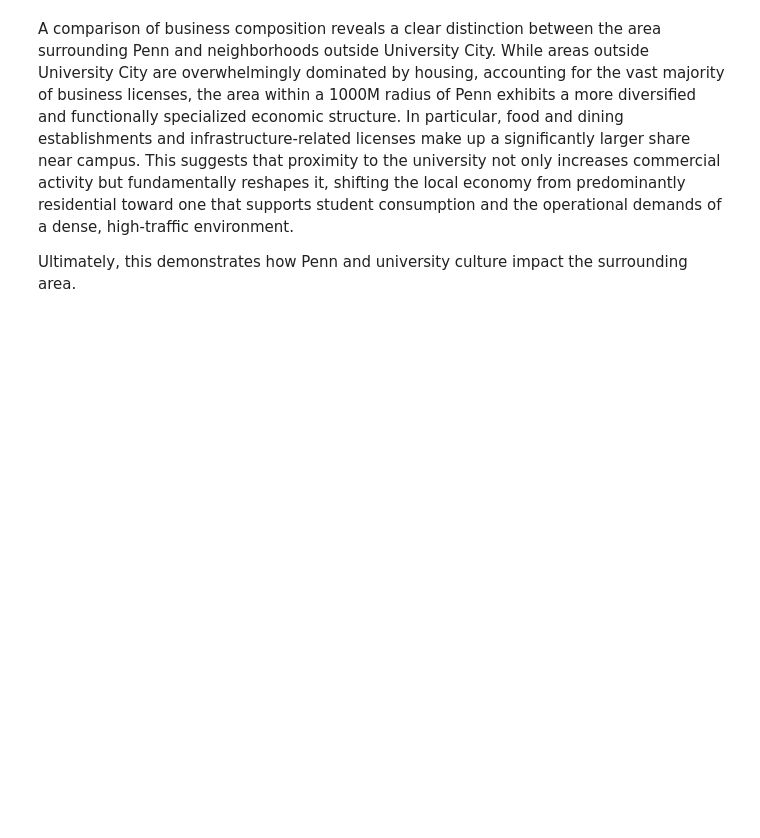
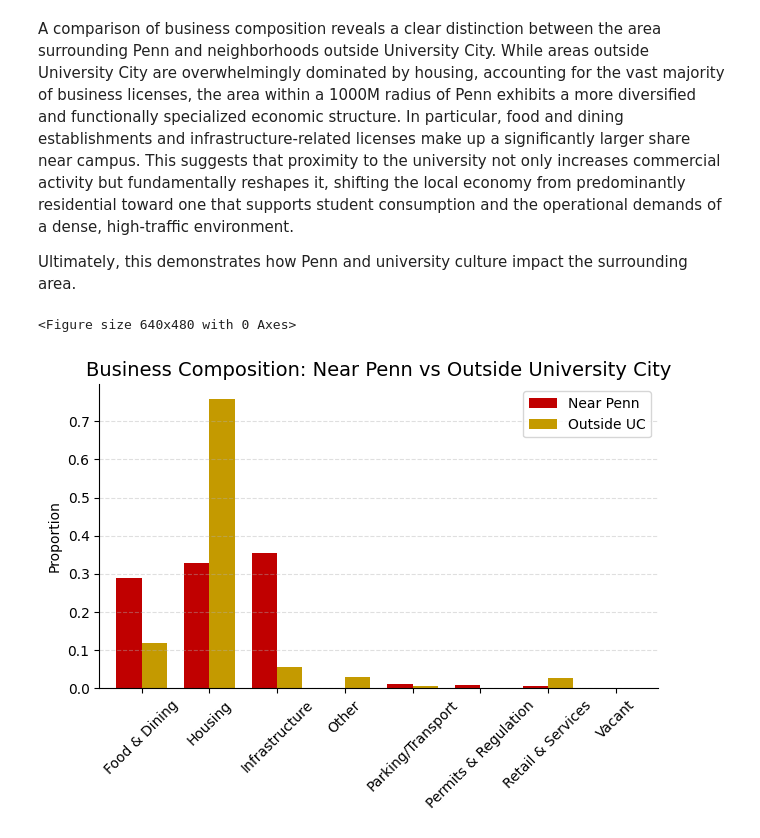
Before and after one commit to arosen28-png/comm3180-S26-Data-Project, a Jupyter notebook: data_analysis/PhillyBusinessAnalysis.ipynb, the cells around one changed output. Drawn from its saved outputs; the diff is of its cells as text; code cells hidden in the pictures; blank space fills up the shorter version.

Commit message:
Business Analysis upload

```diff
--- a/data_analysis/PhillyBusinessAnalysis.ipynb
+++ b/data_analysis/PhillyBusinessAnalysis.ipynb
@@ -251,3 +251,39 @@ plt.show()
 A comparison of business composition reveals a clear distinction between the area surrounding Penn and neighborhoods outside University City. While areas outside University City are overwhelmingly dominated by housing, accounting for the vast majority of business licenses, the area within a 1000M radius of Penn exhibits a more diversified and functionally specialized economic structure. In particular, food and dining establishments and infrastructure-related licenses make up a significantly larger share near campus. This suggests that proximity to the university not only increases commercial activity but fundamentally reshapes it, shifting the local economy from predominantly residential toward one that supports student consumption and the operational demands of a dense, high-traffic environment.
 
 Ultimately, this demonstrates how Penn and university culture impact the surrounding area.
+# %%
+import matplotlib.pyplot as plt
+
+# Colors to match your rent slide
+penn_color = '#C00000'     # deep red
+outside_color = '#C49A00'  # gold
+
+plt.figure()
+
+comparison.plot(
+    kind='bar',
+    color=[penn_color, outside_color],
+    width=0.75
+)
+
+plt.title("Business Composition: Near Penn vs Outside University City", fontsize=14)
+
+plt.ylabel("Proportion")
+plt.xlabel("")
+
+plt.xticks(rotation=45)
+
+# Light grid like your rent chart
+plt.grid(axis='y', linestyle='--', alpha=0.4)
+
+# Remove top/right borders (clean look)
+plt.gca().spines['top'].set_visible(False)
+plt.gca().spines['right'].set_visible(False)
+
+plt.legend(["Near Penn", "Outside UC"])
+
+plt.tight_layout()
+plt.show()
+# %% [output]
+<Figure size 640x480 with 0 Axes>
+[figure, added]
```
